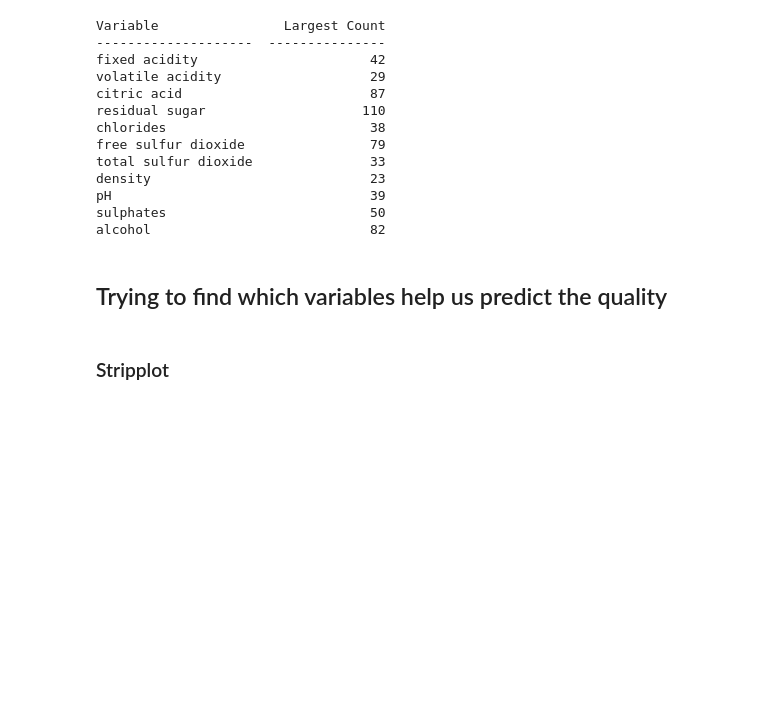
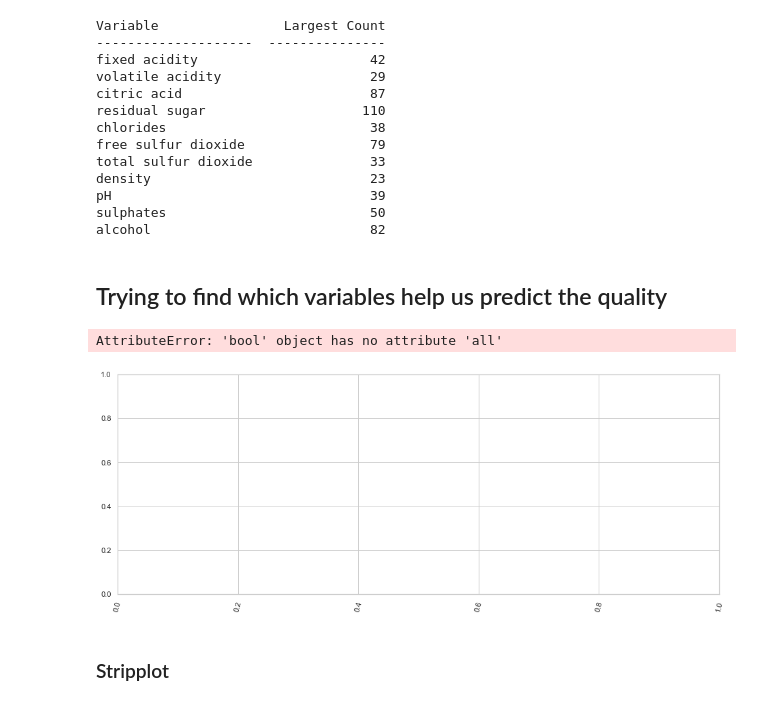
Before and after one commit to danxuZhang/WineQuality, a Jupyter notebook: src/eda.ipynb, the cells around one changed output. Drawn from its saved outputs; the diff is of its cells as text; code cells hidden in the pictures; blank space fills up the shorter version.

```diff
--- a/src/eda.ipynb
+++ b/src/eda.ipynb
@@ -115,6 +138,17 @@ sulphates                          50
 alcohol                            82
 # %% [markdown]
 ## Trying to find which variables help us predict the quality
+# %%
+
+fig, ax = plt.subplots(figsize=(16,6))
+plt.xticks(rotation=75)
+i = 0
+for var in variables:
+    sb.barplot(x = data[i][0], y = data[i][1], ax = ax)
+    i += 1
+# %% [output]
+AttributeError: 'bool' object has no attribute 'all'
+[figure, added]
 # %% [markdown]
 ### Stripplot
 # %%
```
Also changed, not shown: parts of 3 cells of this notebook.
